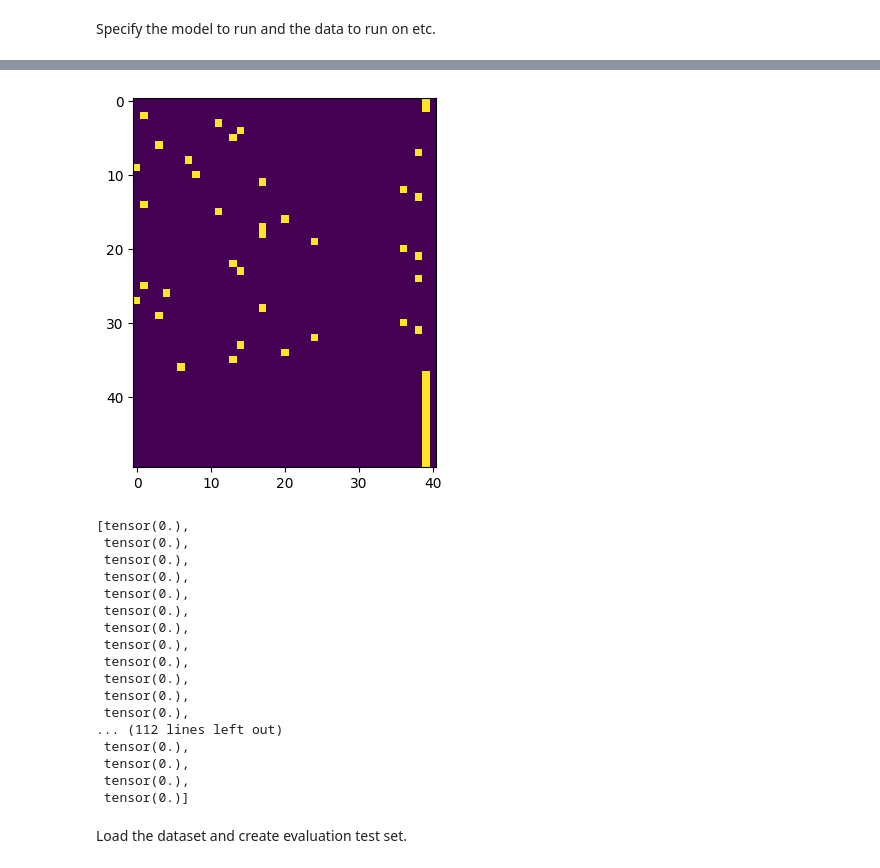
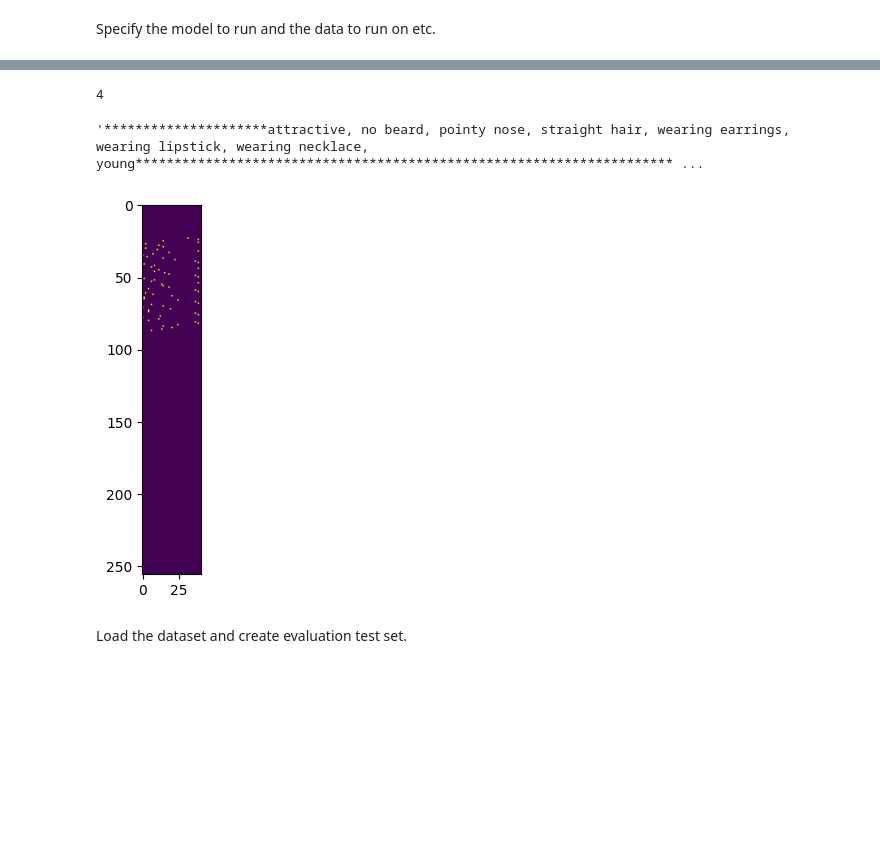
Before and after one commit to eso28599/mmvmvae, a Jupyter notebook: apply_model.ipynb, the cells around one changed output, grey strips where cells are left out. Cells and saved outputs as stored; diff of their text form; code cells hidden in the pictures; blank space fills up the shorter version.

```diff
--- a/apply_model.ipynb
+++ b/apply_model.ipynb
@@ -96,3 +103,11 @@ batch1 = next(iter(train_loader))
 # %%
 images = batch1[0]['img']
 text = batch1[0]['text']
+# %%
+text_sums = np.zeros(128)
+starts = np.zeros(128)
+for i in range(128):
+    text_ex = text[i].detach().clone()
+    text_ex[:, 39] = 0
+    text_sums[i] = text_ex.sum().detach().numpy()
+    starts[i] = text_ex.sum(axis=1).argmax().detach().numpy()
@@ -98,0 +169,11 @@ text = batch1[0]['text']
+# %%
+xlabel = 'Length'
+#xlabel = r"length of $s'$"
+ylabel = "Frequency"
+plt.rcParams['text.usetex'] = False
+fig, ax = plt.subplots(figsize=figsize)
+ax.hist(length, bins=250, color=color)
+ax.set_xlabel(xlabel)
+ax.set_ylabel(ylabel)
+plt.tight_layout()
+plt.savefig("data/CelebA/string_lengths.png")
@@ -98,0 +182,15 @@ text = batch1[0]['text']
+# %%
+import numpy as np
+xlabel = 'Number of associated attributes'
+#xlabel = r"length of $s'$"
+ylabel = "Frequency"
+plt.rcParams['text.usetex'] = False
+fig, ax = plt.subplots(figsize=figsize)
+bins = np.arange(0, no_attr.max() + 1.5) - 0.5
+ax.hist(no_attr, bins=bins, color=color)
+ax.set_xlabel(xlabel)
+ax.set_xticks([i +0.5 for i in bins])
+# ax.set_xticklabels(s_sorted.index, rotation=315, ha='left', fontsize=7)  # 45° labels
+ax.set_ylabel(ylabel)
+plt.tight_layout()
+plt.savefig("data/CelebA/no_attrs.png")
@@ -98,0 +199,5 @@ text = batch1[0]['text']
+# %%
+plt.rcParams.update({
+    "text.usetex": False,
+    "font.family": ""
+})
@@ -98,0 +209,4 @@ text = batch1[0]['text']
+# %%
+total_length.min()
+# %% [output]
+4
@@ -99,29 +215,13 @@ text = batch1[0]['text']
+# %%
+df_text['text'][3].sum
+# %% [output]
+'*********************attractive, no beard, pointy nose, straight hair, wearing earrings, wearing lipstick, wearing necklace, young********************************************************************* ...
 # %%
 import matplotlib.pyplot as plt
 fig, ax = plt.subplots()
-im = ax.imshow(text[5][100:150,:])
+im = ax.imshow(text_ex)
 # %% [output]
-[figure, old version]
+[figure, new version]
-# %%
-[text[i][:, 40].sum() for i in range(128)]
-# %% [output]
-[tensor(0.),
- tensor(0.),
- tensor(0.),
- tensor(0.),
- tensor(0.),
- tensor(0.),
- tensor(0.),
- tensor(0.),
- tensor(0.),
- tensor(0.),
- tensor(0.),
- tensor(0.),
-... (112 lines left out)
- tensor(0.),
- tensor(0.),
- tensor(0.),
- tensor(0.)]
 # %% [markdown]
 Load the dataset and create evaluation test set.
 # %%
```
Also changed, not shown: parts of 20 cells of this notebook, 19 other files.
